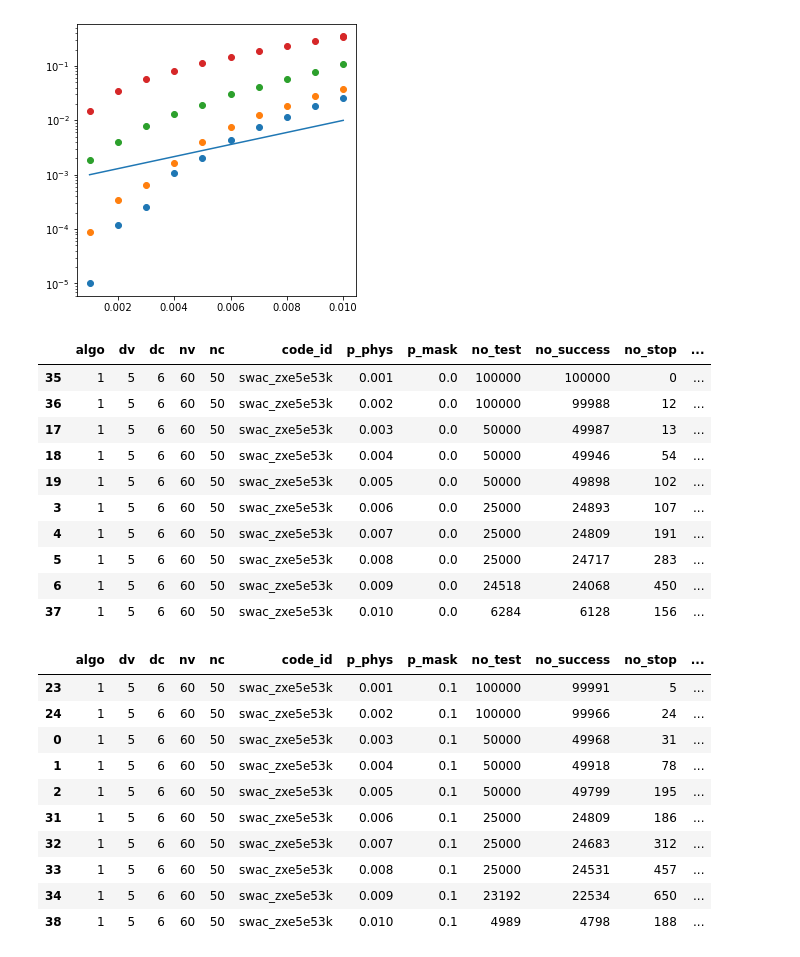
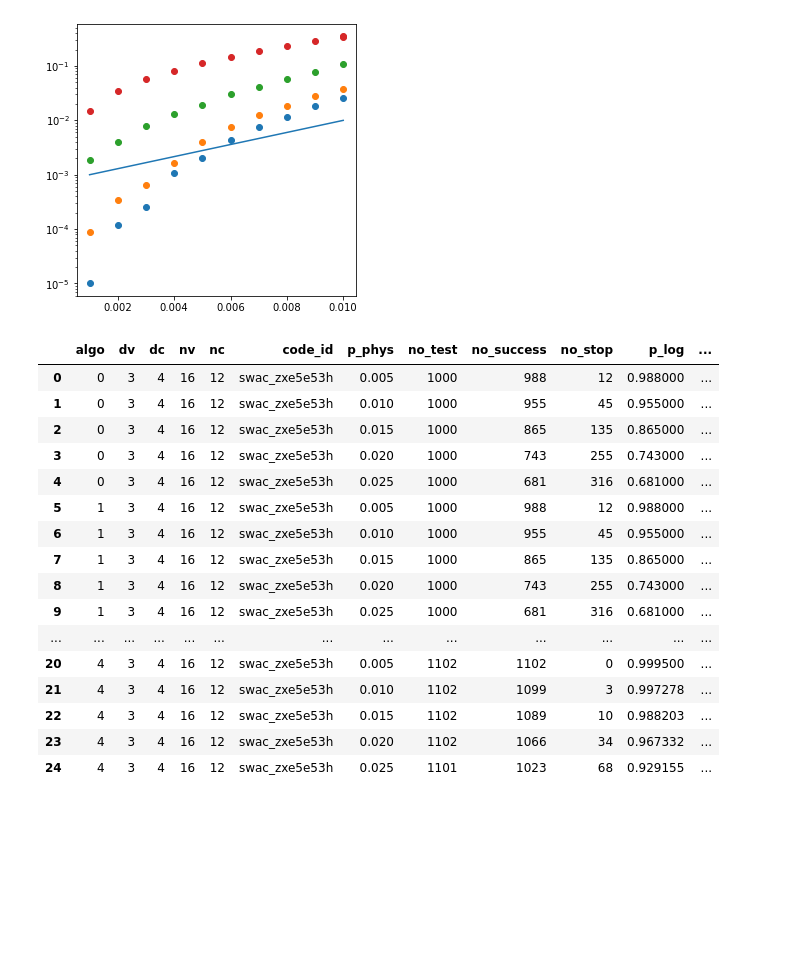
Before and after one commit to noahberthusen/hgp_embedding, a Jupyter notebook: hpg_new.ipynb, the cells around one changed output. Cells and saved outputs as stored; diff of their text form; code cells hidden in the pictures; blank space fills up the shorter version.

```diff
--- a/hpg_new.ipynb
+++ b/hpg_new.ipynb
@@ -264,31 +264,26 @@ ax.set_yscale('log')
 # ax.set_xscale('log')
 # %% [output]
 [figure]
-# %%
-df[df['p_mask'] == 0.0].sort_values('p_phys')
-# %% [output]
-|  | algo | dv | dc | nv | nc | code_id | p_phys | p_mask | no_test | no_success | no_stop | ... |
-| 35 | 1 | 5 | 6 | 60 | 50 | swac_zxe5e53k | 0.001 | 0.0 | 100000 | 100000 | 0 | ... |
-| 36 | 1 | 5 | 6 | 60 | 50 | swac_zxe5e53k | 0.002 | 0.0 | 100000 | 99988 | 12 | ... |
-| 17 | 1 | 5 | 6 | 60 | 50 | swac_zxe5e53k | 0.003 | 0.0 | 50000 | 49987 | 13 | ... |
-| 18 | 1 | 5 | 6 | 60 | 50 | swac_zxe5e53k | 0.004 | 0.0 | 50000 | 49946 | 54 | ... |
-| 19 | 1 | 5 | 6 | 60 | 50 | swac_zxe5e53k | 0.005 | 0.0 | 50000 | 49898 | 102 | ... |
-| 3 | 1 | 5 | 6 | 60 | 50 | swac_zxe5e53k | 0.006 | 0.0 | 25000 | 24893 | 107 | ... |
-| 4 | 1 | 5 | 6 | 60 | 50 | swac_zxe5e53k | 0.007 | 0.0 | 25000 | 24809 | 191 | ... |
-| 5 | 1 | 5 | 6 | 60 | 50 | swac_zxe5e53k | 0.008 | 0.0 | 25000 | 24717 | 283 | ... |
-| 6 | 1 | 5 | 6 | 60 | 50 | swac_zxe5e53k | 0.009 | 0.0 | 24518 | 24068 | 450 | ... |
-| 37 | 1 | 5 | 6 | 60 | 50 | swac_zxe5e53k | 0.010 | 0.0 | 6284 | 6128 | 156 | ... |
-# %%
-df[df['p_mask'] == 0.1].sort_values('p_phys')
-# %% [output]
-|  | algo | dv | dc | nv | nc | code_id | p_phys | p_mask | no_test | no_success | no_stop | ... |
-| 23 | 1 | 5 | 6 | 60 | 50 | swac_zxe5e53k | 0.001 | 0.1 | 100000 | 99991 | 5 | ... |
-| 24 | 1 | 5 | 6 | 60 | 50 | swac_zxe5e53k | 0.002 | 0.1 | 100000 | 99966 | 24 | ... |
-| 0 | 1 | 5 | 6 | 60 | 50 | swac_zxe5e53k | 0.003 | 0.1 | 50000 | 49968 | 31 | ... |
-| 1 | 1 | 5 | 6 | 60 | 50 | swac_zxe5e53k | 0.004 | 0.1 | 50000 | 49918 | 78 | ... |
-| 2 | 1 | 5 | 6 | 60 | 50 | swac_zxe5e53k | 0.005 | 0.1 | 50000 | 49799 | 195 | ... |
-| 31 | 1 | 5 | 6 | 60 | 50 | swac_zxe5e53k | 0.006 | 0.1 | 25000 | 24809 | 186 | ... |
-| 32 | 1 | 5 | 6 | 60 | 50 | swac_zxe5e53k | 0.007 | 0.1 | 25000 | 24683 | 312 | ... |
-| 33 | 1 | 5 | 6 | 60 | 50 | swac_zxe5e53k | 0.008 | 0.1 | 25000 | 24531 | 457 | ... |
-| 34 | 1 | 5 | 6 | 60 | 50 | swac_zxe5e53k | 0.009 | 0.1 | 23192 | 22534 | 650 | ... |
-| 38 | 1 | 5 | 6 | 60 | 50 | swac_zxe5e53k | 0.010 | 0.1 | 4989 | 4798 | 188 | ... |
+# %%
+import pandas as pd
+df = pd.read_csv('./prebuilt_code/ssf_masked/results/res2.res')
+df['p_error'] = 1 - df['p_log']
+df
+# %% [output]
+|  | algo | dv | dc | nv | nc | code_id | p_phys | no_test | no_success | no_stop | p_log | ... |
+| 0 | 0 | 3 | 4 | 16 | 12 | swac_zxe5e53h | 0.005 | 1000 | 988 | 12 | 0.988000 | ... |
+| 1 | 0 | 3 | 4 | 16 | 12 | swac_zxe5e53h | 0.010 | 1000 | 955 | 45 | 0.955000 | ... |
+| 2 | 0 | 3 | 4 | 16 | 12 | swac_zxe5e53h | 0.015 | 1000 | 865 | 135 | 0.865000 | ... |
+| 3 | 0 | 3 | 4 | 16 | 12 | swac_zxe5e53h | 0.020 | 1000 | 743 | 255 | 0.743000 | ... |
+| 4 | 0 | 3 | 4 | 16 | 12 | swac_zxe5e53h | 0.025 | 1000 | 681 | 316 | 0.681000 | ... |
+| 5 | 1 | 3 | 4 | 16 | 12 | swac_zxe5e53h | 0.005 | 1000 | 988 | 12 | 0.988000 | ... |
+| 6 | 1 | 3 | 4 | 16 | 12 | swac_zxe5e53h | 0.010 | 1000 | 955 | 45 | 0.955000 | ... |
+| 7 | 1 | 3 | 4 | 16 | 12 | swac_zxe5e53h | 0.015 | 1000 | 865 | 135 | 0.865000 | ... |
+| 8 | 1 | 3 | 4 | 16 | 12 | swac_zxe5e53h | 0.020 | 1000 | 743 | 255 | 0.743000 | ... |
+| 9 | 1 | 3 | 4 | 16 | 12 | swac_zxe5e53h | 0.025 | 1000 | 681 | 316 | 0.681000 | ... |
+| ... | ... | ... | ... | ... | ... | ... | ... | ... | ... | ... | ... | ... |
+| 20 | 4 | 3 | 4 | 16 | 12 | swac_zxe5e53h | 0.005 | 1102 | 1102 | 0 | 0.999500 | ... |
+| 21 | 4 | 3 | 4 | 16 | 12 | swac_zxe5e53h | 0.010 | 1102 | 1099 | 3 | 0.997278 | ... |
+| 22 | 4 | 3 | 4 | 16 | 12 | swac_zxe5e53h | 0.015 | 1102 | 1089 | 10 | 0.988203 | ... |
+| 23 | 4 | 3 | 4 | 16 | 12 | swac_zxe5e53h | 0.020 | 1102 | 1066 | 34 | 0.967332 | ... |
+| 24 | 4 | 3 | 4 | 16 | 12 | swac_zxe5e53h | 0.025 | 1101 | 1023 | 68 | 0.929155 | ... |
```
Also changed, not shown: parts of 4 cells of this notebook, 23 other files.
